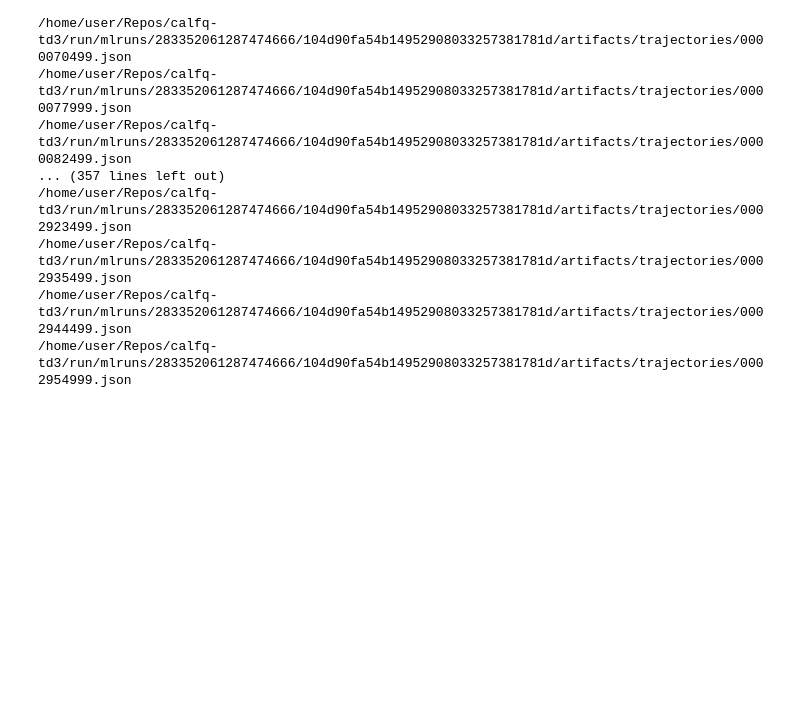
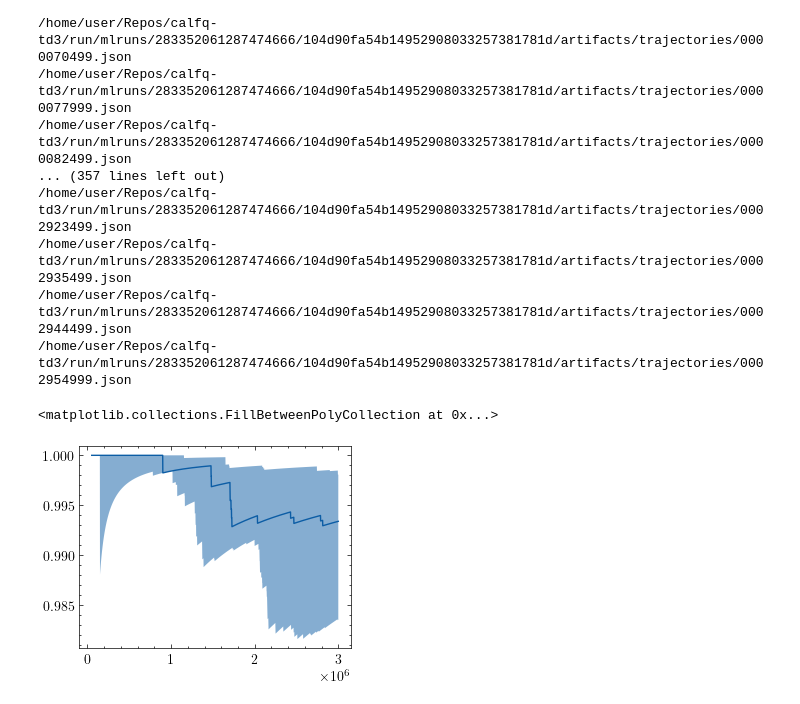
Before and after one commit to aidagroup/calf-enhance, a Jupyter notebook: run/analysis.ipynb, the cells around one changed output. Cells and saved outputs as stored; diff of their text form; code cells hidden in the pictures; blank space fills up the shorter version.

```diff
--- a/run/analysis.ipynb
+++ b/run/analysis.ipynb
@@ -264,3 +294,34 @@ for path in sorted(p.glob("*.json")):
 /home/user/Repos/calfq-td3/run/mlruns/283352061287474666/104d90fa54b14952908033257381781d/artifacts/trajectories/0002935499.json
 /home/user/Repos/calfq-td3/run/mlruns/283352061287474666/104d90fa54b14952908033257381781d/artifacts/trajectories/0002944499.json
 /home/user/Repos/calfq-td3/run/mlruns/283352061287474666/104d90fa54b14952908033257381781d/artifacts/trajectories/0002954999.json
+# %%
+q_low = 0.05
+q_high = 0.95
+window = 1
+# %%
+calf_goal_reaching = pd.read_csv("expdata/goal_reaching_calf.csv")
+calf_goal_reaching = calf_goal_reaching[
+    calf_goal_reaching["key"] == "episode_stats/is_in_hole"
+]
+
+calf_goal_reaching = calf_goal_reaching[["run_id", "value", "step"]]
+calf_goal_reaching.sort_values(by=["run_id", "step"], inplace=True)
+calf_goal_reaching["rolling_mean_20"] = calf_goal_reaching.groupby("run_id")[
+    "value"
+].transform(lambda x: x.rolling(window=window, min_periods=1).mean())
+calf_goal_reaching["cummean"] = (
+    calf_goal_reaching.groupby("run_id")["rolling_mean_20"]
+    .expanding()
+    .mean()
+    .reset_index(level=0, drop=True)
+)
+medians = calf_goal_reaching.groupby(["step"])["cummean"].median()
+
+quantile_low = calf_goal_reaching.groupby(["step"])["cummean"].quantile(q_low)
+quantile_high = calf_goal_reaching.groupby(["step"])["cummean"].quantile(q_high)
+
+plt.plot(medians)
+plt.fill_between(medians.index, quantile_low, quantile_high, alpha=0.5)
+# %% [output]
+<matplotlib.collections.FillBetweenPolyCollection at 0x...>
+[figure, added]
```
Also changed, not shown: parts of 7 cells of this notebook, 17 other files.
